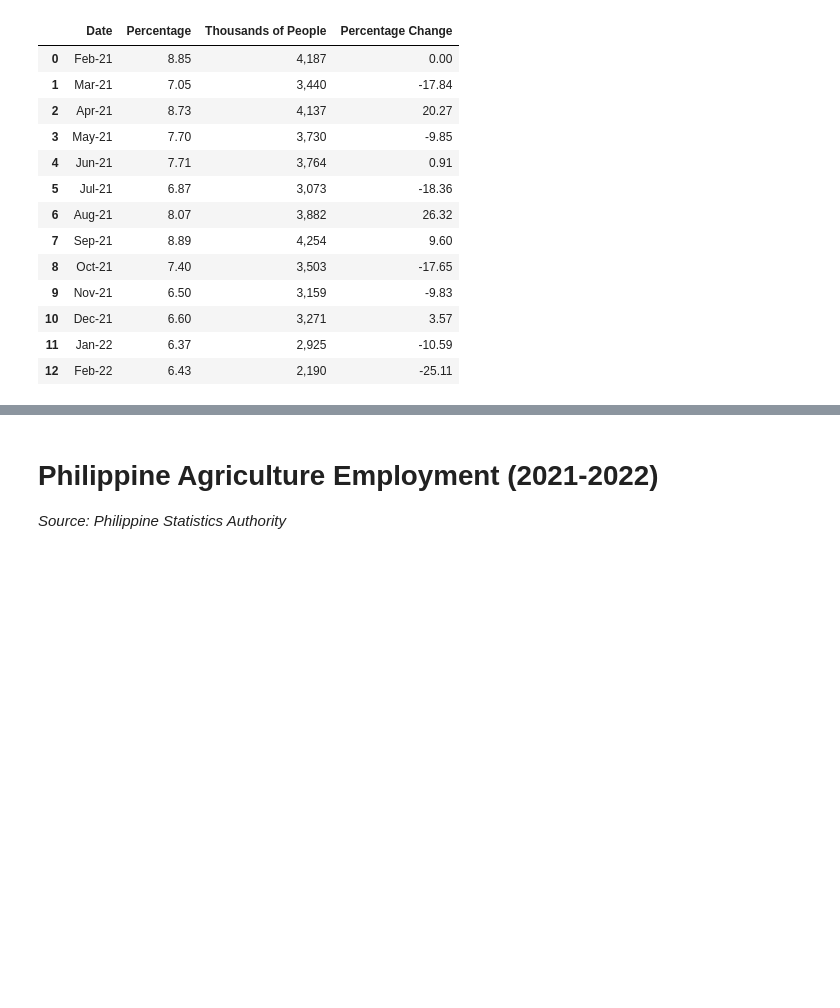
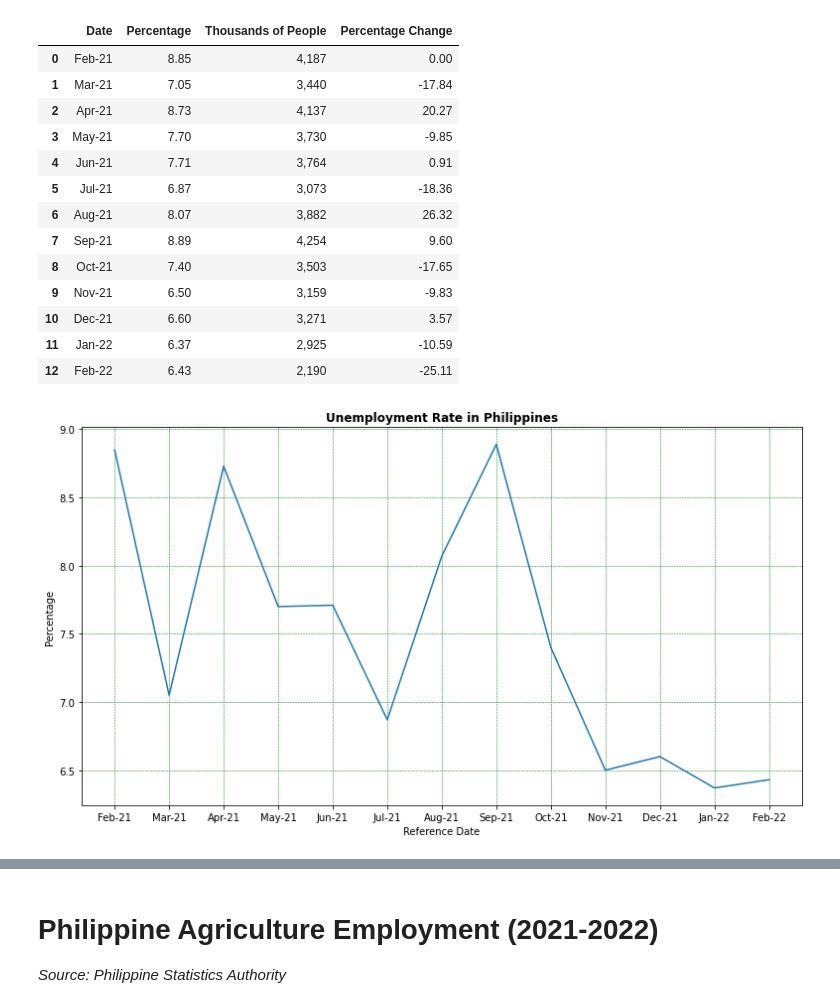
Before and after one commit to kryzlerahne/IT3205_FilipinoDataAlliance, a Jupyter notebook: Codes/The_Future_Pay_Visualizations.ipynb, the cells around one changed output, grey strips where cells are left out. Cells and saved outputs as stored; diff of their text form; code cells hidden in the pictures; blank space fills up the shorter version.

```diff
--- a/Codes/The_Future_Pay_Visualizations.ipynb
+++ b/Codes/The_Future_Pay_Visualizations.ipynb
@@ -70,0 +71,14 @@ display(df.iloc[0:])
+# %%
+Date = df["Date"]
+Percentage = df["Percentage"]
+f = plt.figure()
+f.set_figwidth(13)
+f.set_figheight(7)
+plt.plot(Date, Percentage)
+plt.title("Unemployment Rate in Philippines", fontweight="bold")
+plt.xlabel("Reference Date")
+plt.ylabel("Percentage")
+plt.grid(color = 'green', linestyle = '--', linewidth = 0.5)
+plt.show()
+# %% [output]
+[figure, added]
```
Also changed, not shown: parts of 6 cells of this notebook.
